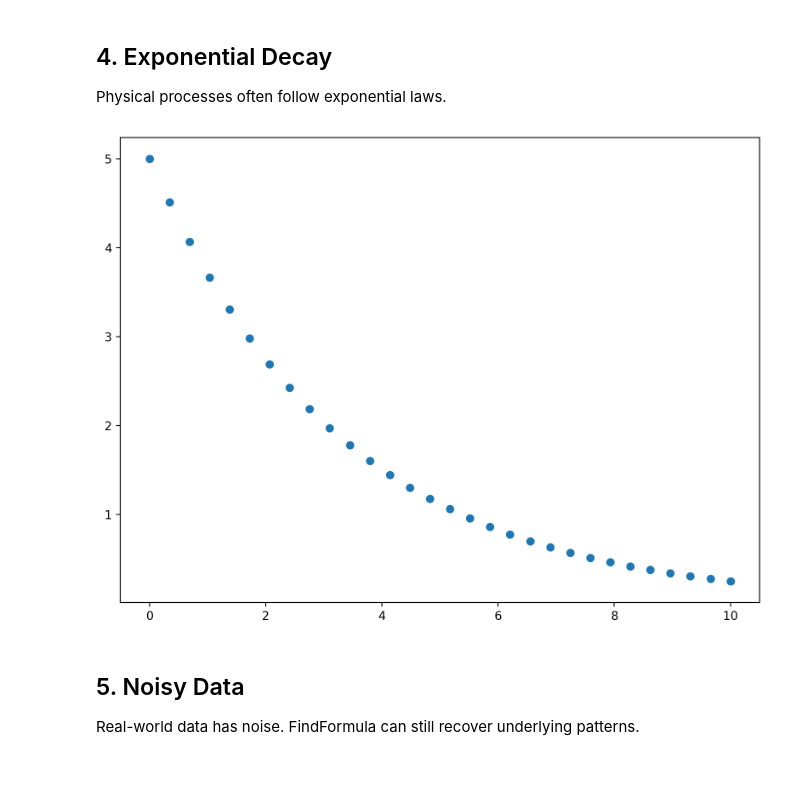
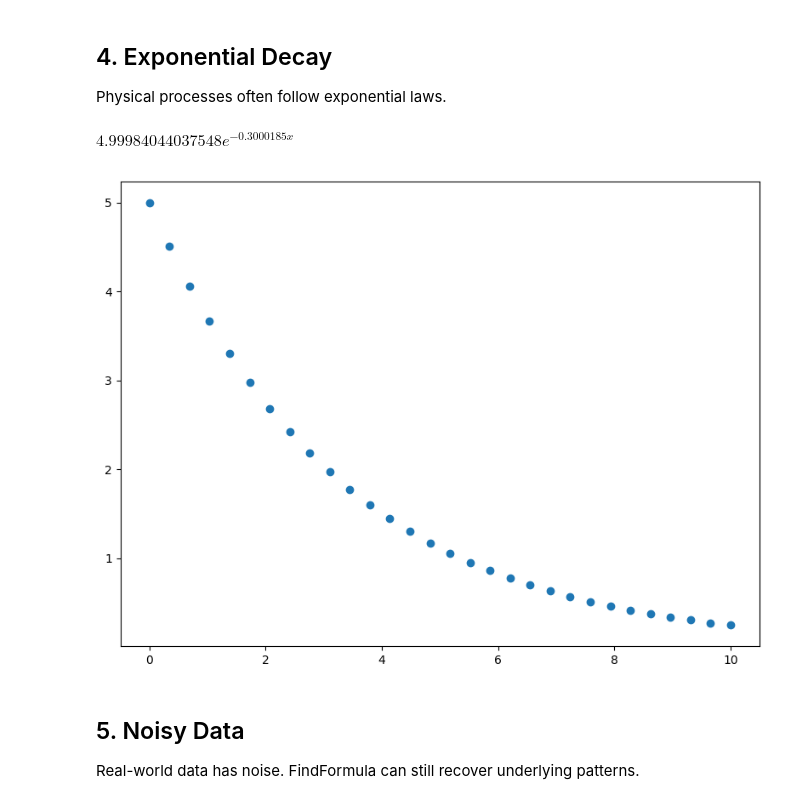
Before and after one commit to ckming102/deriver, a Jupyter notebook: examples/rendered/symbolic_regression.ipynb, the cells around one changed output. Cells and saved outputs as stored; diff of their text form; code cells hidden in the pictures; blank space fills up the shorter version.

```diff
--- a/examples/rendered/symbolic_regression.ipynb
+++ b/examples/rendered/symbolic_regression.ipynb
@@ -103,20 +109,22 @@ Physical processes often follow exponential laws.
 # %%
 # Exponential decay: y = 5 * exp(-0.3 * x)
 x_exp = Symbol('x')
 x_vals_exp = np.linspace(0, 10, 30)
 data_exp = [[float(x), float(5 * np.exp(-0.3 * x))] for x in x_vals_exp]
 
 formula_exp = FindFormula(
     data_exp, x_exp,
     target_functions=['Exp', 'Plus', 'Times'],
     niterations=20,
     max_complexity=12
 )
 
 plot_exp = ListPlot(data_exp)
-formula_exp, plot_exp
+display(formula_exp)
+display(plot_exp)
 # %% [output]
+$\displaystyle 4.99984044037548 e^{- 0.3000185 x}$
-[figure, old version]
+[figure, new version]
 # %% [markdown]
 ## 5. Noisy Data
 
```
Also changed, not shown: parts of 10 cells of this notebook.
